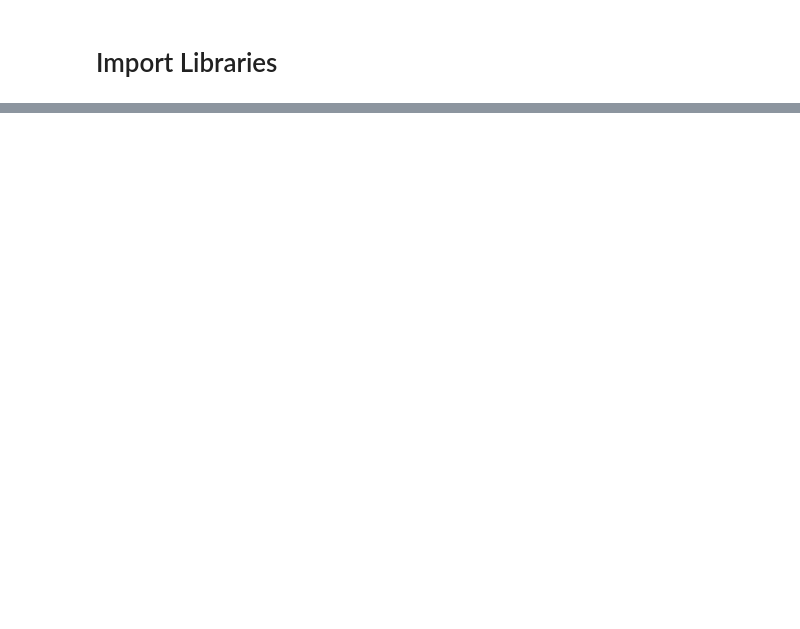
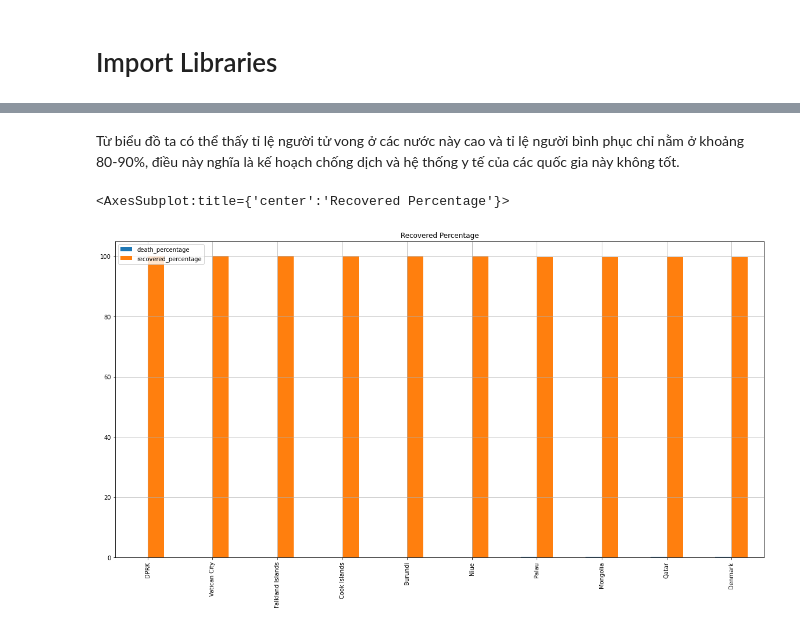
Before and after one commit to vntan/Covid-19-Analysis, a Jupyter notebook: visualization.ipynb, the cells around one changed output, grey strips where cells are left out. Drawn from its saved outputs; the diff is of its cells as text; code cells hidden in the pictures; blank space fills up the shorter version.

```diff
--- a/visualization.ipynb
+++ b/visualization.ipynb
@@ -92,0 +156,7 @@ new_recovered_df.plot(figsize=(20,10), title='New Recovered', grid=True)
+# %% [markdown]
+Từ biểu đồ ta có thể thấy tỉ lệ người tử vong ở các nước này cao và tỉ lệ người bình phục chỉ nằm ở khoảng 80-90%, điều này nghĩa là kế hoạch chống dịch và hệ thống y tế của các quốc gia này không tốt.
+# %%
+recovered_percent_df.plot(kind='bar', figsize=(20,10), title='Recovered Percentage', grid=True)
+# %% [output]
+<AxesSubplot:title={'center':'Recovered Percentage'}>
+[figure, added]
```
Also changed, not shown: parts of 29 cells of this notebook, 6 other files.
